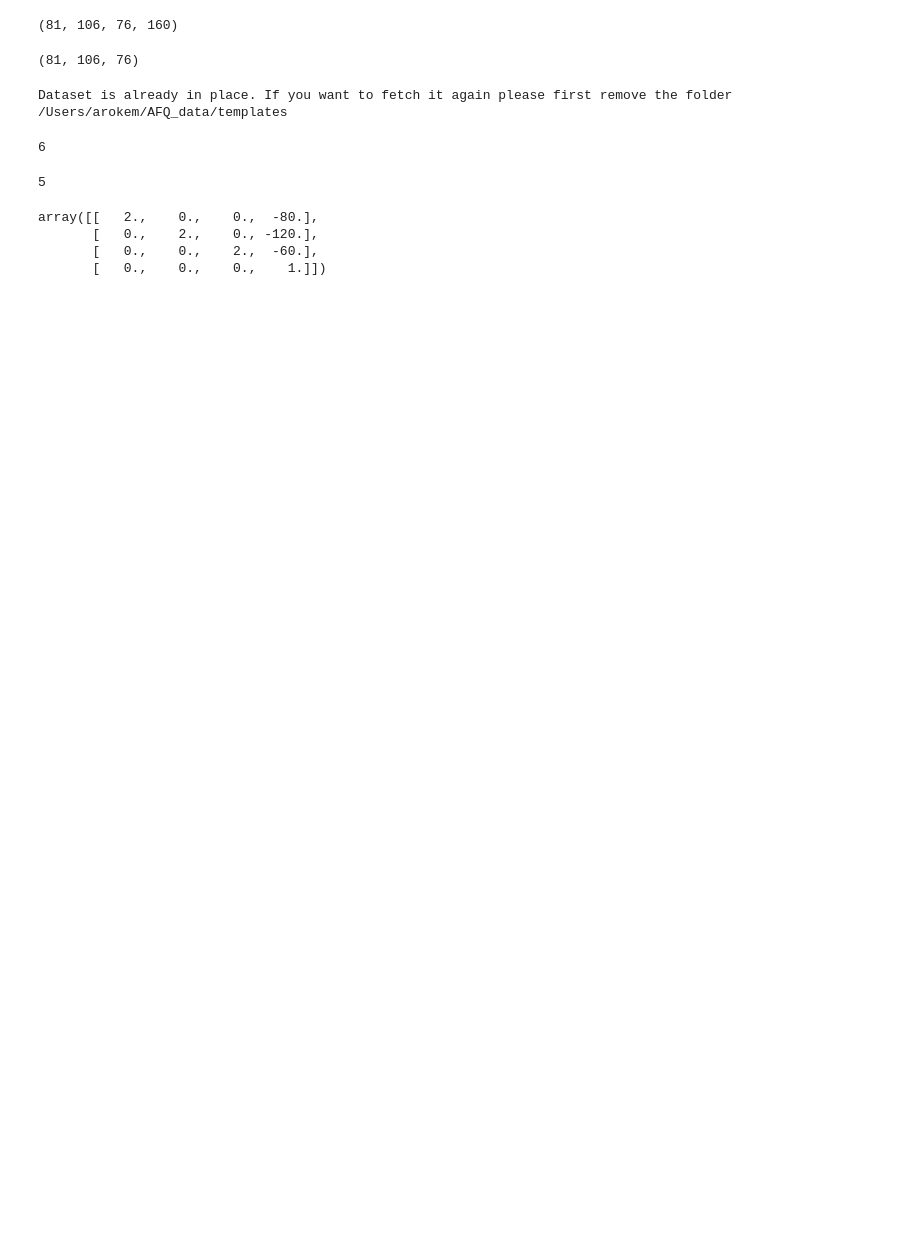
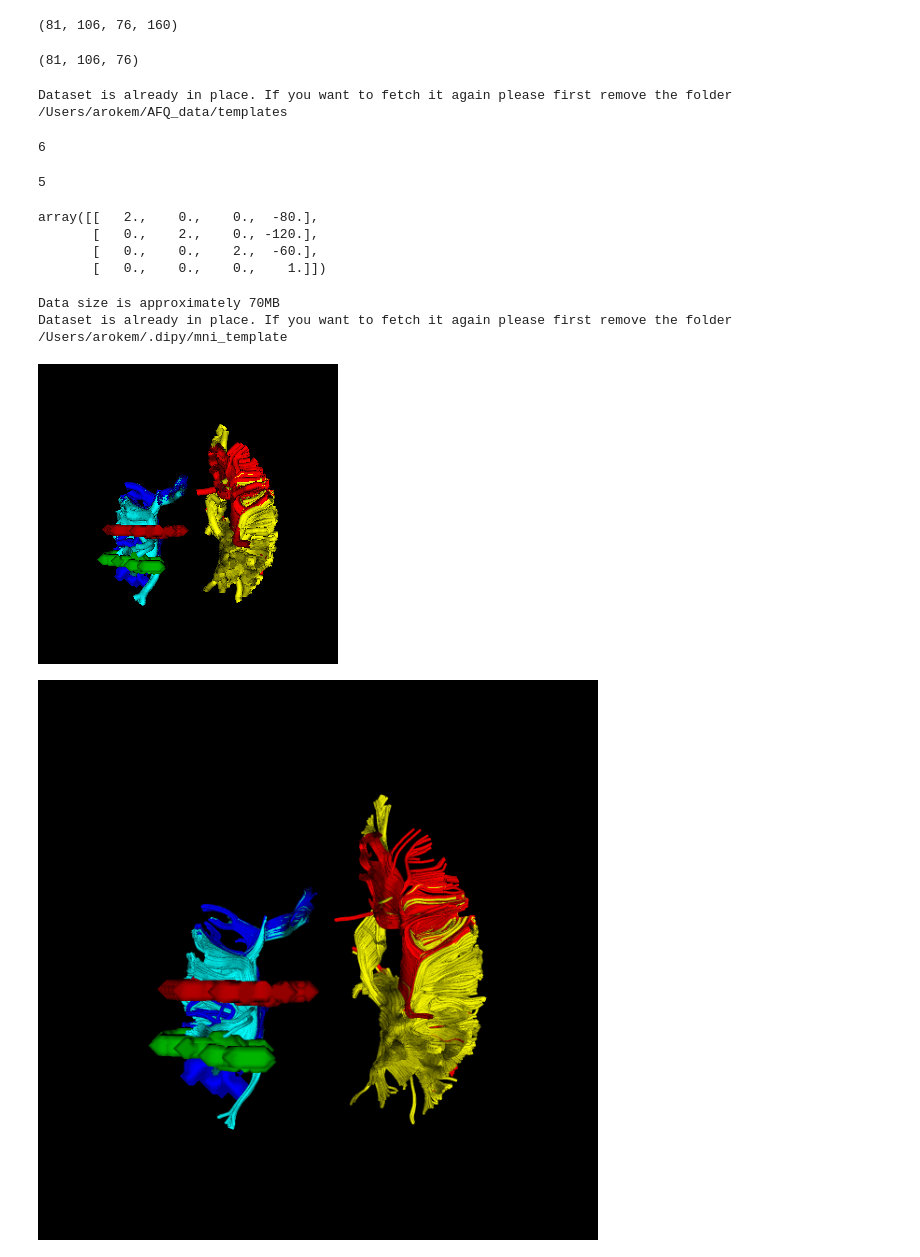
Before and after one commit to yeatmanlab/pyAFQ, a Jupyter notebook: doc/notebooks/afq-stanford-data.ipynb, the cells around one changed output. Cells and saved outputs as stored; diff of their text form; code cells hidden in the pictures; blank space fills up the shorter version.

```diff
--- a/doc/notebooks/afq-stanford-data.ipynb
+++ b/doc/notebooks/afq-stanford-data.ipynb
@@ -99,3 +123,5 @@ array([[   2.,    0.,    0.,  -80.],
        [   0.,    2.,    0., -120.],
        [   0.,    0.,    2.,  -60.],
        [   0.,    0.,    0.,    1.]])
+# %%
+b0 = nib.load(myafq.b0[0]).get_data()
@@ -101,0 +130,24 @@ array([[   2.,    0.,    0.,  -80.],
+# %%
+reg_template = dpd.read_mni_template()
+# %% [output]
+Data size is approximately 70MB
+Dataset is already in place. If you want to fetch it again please first remove the folder /Users/arokem/.dipy/mni_template
+# %%
+ren = afv.visualize_bundles(myafq.clean_bundles[0], affine_or_mapping=myafq.dwi_affine[0],
+                            bundle=myafq.bundle_dict['CST_L']['uid'], interact=False, inline=False, color=(0, 0, 1))
+ren = afv.visualize_bundles(myafq.clean_bundles[0], affine_or_mapping=myafq.dwi_affine[0],
+                            bundle=myafq.bundle_dict['CST_R']['uid'], interact=False, inline=False, color=(1, 0, 0), ren=ren)
+ren = afv.visualize_bundles(myafq.clean_bundles[0], affine_or_mapping=myafq.dwi_affine[0],
+                            bundle=myafq.bundle_dict['SLF_R']['uid'], interact=False, inline=False, color=(1, 1, 0), ren=ren)
+ren = afv.visualize_bundles(myafq.clean_bundles[0], affine_or_mapping=myafq.dwi_affine[0],
+                            bundle=myafq.bundle_dict['SLF_L']['uid'], interact=False, inline=False, color=(0, 1, 1), ren=ren)
+ren = afv.visualize_roi(myafq.bundle_dict['SLF_L']['ROIs'][0], myafq.mapping[0], reg_template=reg_template, static_img=myafq.data_frame.dwi_file[0],
+                        inline=False, interact=False, color=(1, 0, 0), ren=ren)
+ren = afv.visualize_roi(myafq.bundle_dict['SLF_L']['ROIs'][1], myafq.mapping[0], reg_template=reg_template, static_img=myafq.data_frame.dwi_file[0],
+                        inline=False, interact=False, color=(0, 1, 0), ren=ren)
+ren = afv.visualize_roi(myafq.bundle_dict['SLF_L']['ROIs'][2], myafq.mapping[0], reg_template=reg_template, static_img=myafq.data_frame.dwi_file[0],
+                        interact=False, color=(0, 0, 1), ren=ren)
+ren = afv.visualize_volume(b0, inline=True, interact=True, ren=ren);
+# %% [output]
+[figure, added]
+[figure, added]
```
Also changed, not shown: parts of 5 cells of this notebook, 4 other files.
